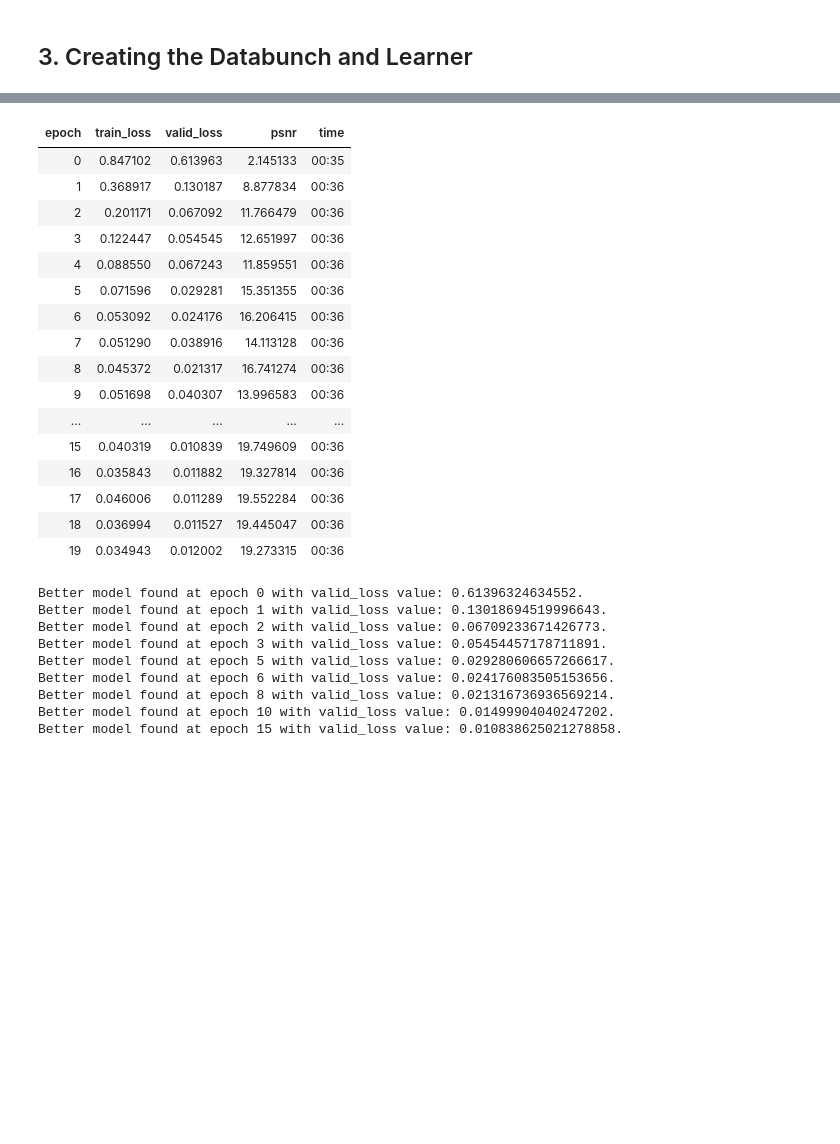
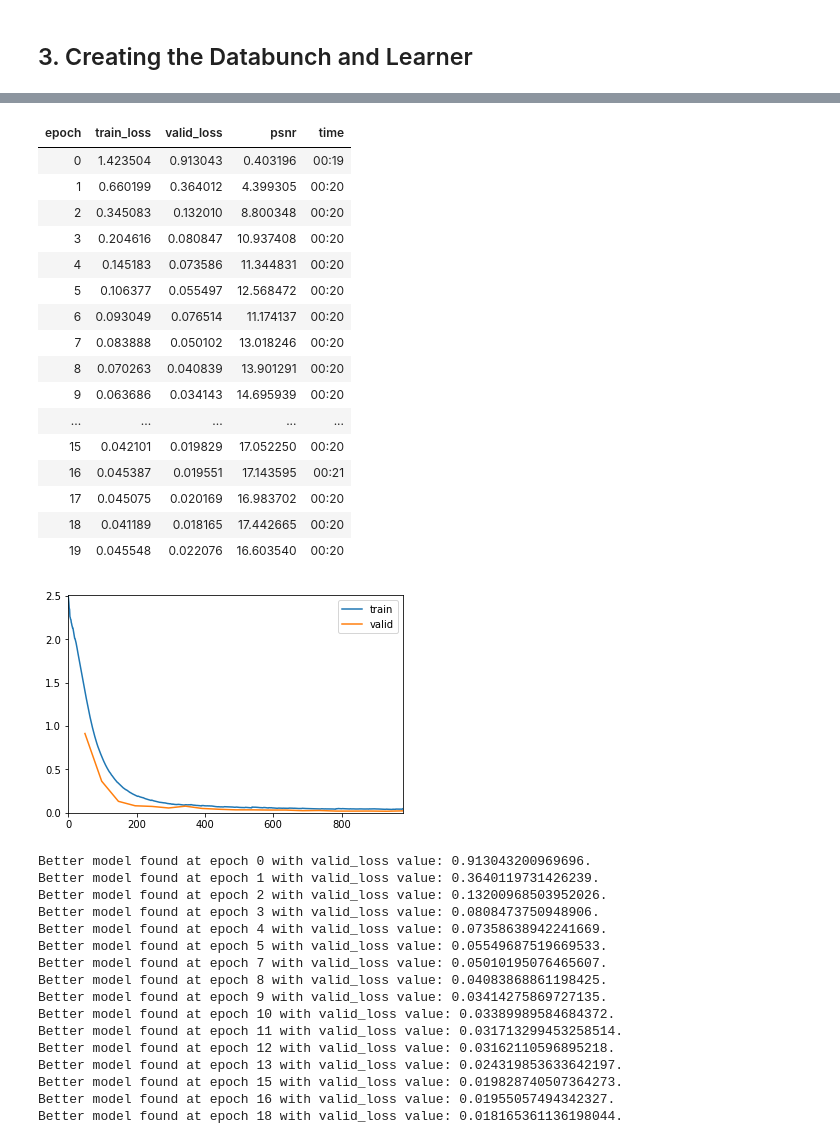
Before and after one commit to thiagodma/Pytorch_exs, a Jupyter notebook: FillNet/fillNet.ipynb, the cells around one changed output, grey strips where cells are left out. Cells and saved outputs as stored; diff of their text form; code cells hidden in the pictures; blank space fills up the shorter version.

```diff
--- a/FillNet/fillNet.ipynb
+++ b/FillNet/fillNet.ipynb
@@ -115,4 +118,4 @@ inputs.shape, classes.shape
 # %% [markdown]
 ## 2. Creating the model
 # %%
-mdl = models.resnet18(pretrained=True)
+mdl = models.resnet34(pretrained=True)
@@ -125,7 +131,7 @@ c.shape
 torch.Size([16, 512, 5, 5])
 # %%
 #Putting a decoder on top of my encoder
-fillNet = DynamicUnet(encoder, 3, img_size=(160,160),)
+fillNet = DynamicUnet(encoder, 3, img_size=(160,160),self_attention=True)
 # %%
 #making shure my outputs match de window size
 class LastLayer(nn.Module):
@@ -137,5 +143,5 @@ class LastLayer(nn.Module):
         x = F.relu(self.conv(x))
         return self.bn(x)
 # %%
-fillNet = nn.Sequential(fillNet,LastLayer())
+#fillNet = nn.Sequential(fillNet,LastLayer())
 # %%
@@ -148,7 +154,7 @@ torch.Size([16, 3, 32, 32])
 # %%
 data = DataBunch(train_dl,valid_dl)
 # %%
-learn = Learner(data,fillNet,loss_func=nn.MSELoss(), metrics = [psnr])
+learn = Learner(data, fillNet, loss_func=nn.MSELoss(), metrics = [psnr], callback_fns=ShowGraph)
 # %%
 #creating the layer groups so that I can use discriminative learning rates
 learn.split([learn.model.layers[:4], learn.model.layers[4:8], learn.model.layers[8:]])
@@ -168,33 +178,41 @@ learn.recorder.plot()
 # %%
-learn.fit_one_cycle(20, max_lr=1e-3,
-                    callbacks=[callbacks.SaveModelCallback(learn, every='improvement', monitor='valid_loss', name='stage-1')],)
+learn.fit_one_cycle(20, max_lr=4.9e-4,
+                    callbacks=[callbacks.SaveModelCallback(learn, every='improvement', monitor='valid_loss', name='stage-1.1')],)
 # %% [output]
 | epoch | train_loss | valid_loss | psnr | time |
-| 0 | 0.847102 | 0.613963 | 2.145133 | 00:35 |
-| 1 | 0.368917 | 0.130187 | 8.877834 | 00:36 |
-| 2 | 0.201171 | 0.067092 | 11.766479 | 00:36 |
-| 3 | 0.122447 | 0.054545 | 12.651997 | 00:36 |
-| 4 | 0.088550 | 0.067243 | 11.859551 | 00:36 |
-| 5 | 0.071596 | 0.029281 | 15.351355 | 00:36 |
-| 6 | 0.053092 | 0.024176 | 16.206415 | 00:36 |
-| 7 | 0.051290 | 0.038916 | 14.113128 | 00:36 |
-| 8 | 0.045372 | 0.021317 | 16.741274 | 00:36 |
-| 9 | 0.051698 | 0.040307 | 13.996583 | 00:36 |
+| 0 | 1.423504 | 0.913043 | 0.403196 | 00:19 |
+| 1 | 0.660199 | 0.364012 | 4.399305 | 00:20 |
+| 2 | 0.345083 | 0.132010 | 8.800348 | 00:20 |
+| 3 | 0.204616 | 0.080847 | 10.937408 | 00:20 |
+| 4 | 0.145183 | 0.073586 | 11.344831 | 00:20 |
+| 5 | 0.106377 | 0.055497 | 12.568472 | 00:20 |
+| 6 | 0.093049 | 0.076514 | 11.174137 | 00:20 |
+| 7 | 0.083888 | 0.050102 | 13.018246 | 00:20 |
+| 8 | 0.070263 | 0.040839 | 13.901291 | 00:20 |
+| 9 | 0.063686 | 0.034143 | 14.695939 | 00:20 |
 | ... | ... | ... | ... | ... |
-| 15 | 0.040319 | 0.010839 | 19.749609 | 00:36 |
-| 16 | 0.035843 | 0.011882 | 19.327814 | 00:36 |
-| 17 | 0.046006 | 0.011289 | 19.552284 | 00:36 |
-| 18 | 0.036994 | 0.011527 | 19.445047 | 00:36 |
-| 19 | 0.034943 | 0.012002 | 19.273315 | 00:36 |
+| 15 | 0.042101 | 0.019829 | 17.052250 | 00:20 |
+| 16 | 0.045387 | 0.019551 | 17.143595 | 00:21 |
+| 17 | 0.045075 | 0.020169 | 16.983702 | 00:20 |
+| 18 | 0.041189 | 0.018165 | 17.442665 | 00:20 |
+| 19 | 0.045548 | 0.022076 | 16.603540 | 00:20 |
+[figure, added]
-Better model found at epoch 0 with valid_loss value: 0.61396324634552.
-Better model found at epoch 1 with valid_loss value: 0.13018694519996643.
-Better model found at epoch 2 with valid_loss value: 0.06709233671426773.
-Better model found at epoch 3 with valid_loss value: 0.05454457178711891.
-Better model found at epoch 5 with valid_loss value: 0.029280606657266617.
-Better model found at epoch 6 with valid_loss value: 0.024176083505153656.
-Better model found at epoch 8 with valid_loss value: 0.021316736936569214.
-Better model found at epoch 10 with valid_loss value: 0.01499904040247202.
-Better model found at epoch 15 with valid_loss value: 0.010838625021278858.
+Better model found at epoch 0 with valid_loss value: 0.913043200969696.
+Better model found at epoch 1 with valid_loss value: 0.3640119731426239.
+Better model found at epoch 2 with valid_loss value: 0.13200968503952026.
+Better model found at epoch 3 with valid_loss value: 0.0808473750948906.
+Better model found at epoch 4 with valid_loss value: 0.07358638942241669.
+Better model found at epoch 5 with valid_loss value: 0.05549687519669533.
+Better model found at epoch 7 with valid_loss value: 0.05010195076465607.
+Better model found at epoch 8 with valid_loss value: 0.04083868861198425.
+Better model found at epoch 9 with valid_loss value: 0.03414275869727135.
+Better model found at epoch 10 with valid_loss value: 0.03389989584684372.
+Better model found at epoch 11 with valid_loss value: 0.031713299453258514.
+Better model found at epoch 12 with valid_loss value: 0.03162110596895218.
+Better model found at epoch 13 with valid_loss value: 0.024319853633642197.
+Better model found at epoch 15 with valid_loss value: 0.019828740507364273.
+Better model found at epoch 16 with valid_loss value: 0.01955057494342327.
+Better model found at epoch 18 with valid_loss value: 0.018165361136198044.
 # %%
 def show_results(learn,figsize=(5,5)):
     inputs,classes = next(iter(learn.data.valid_dl))
```
Also changed, not shown: parts of 17 cells of this notebook.
